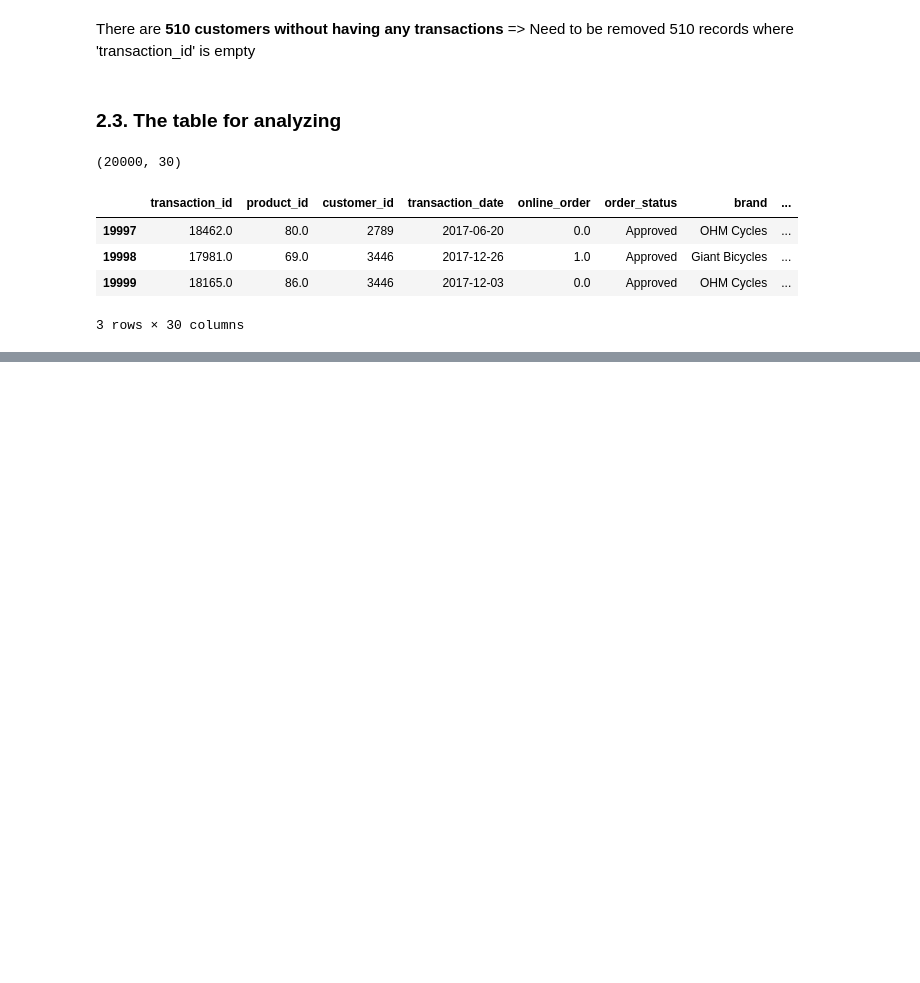
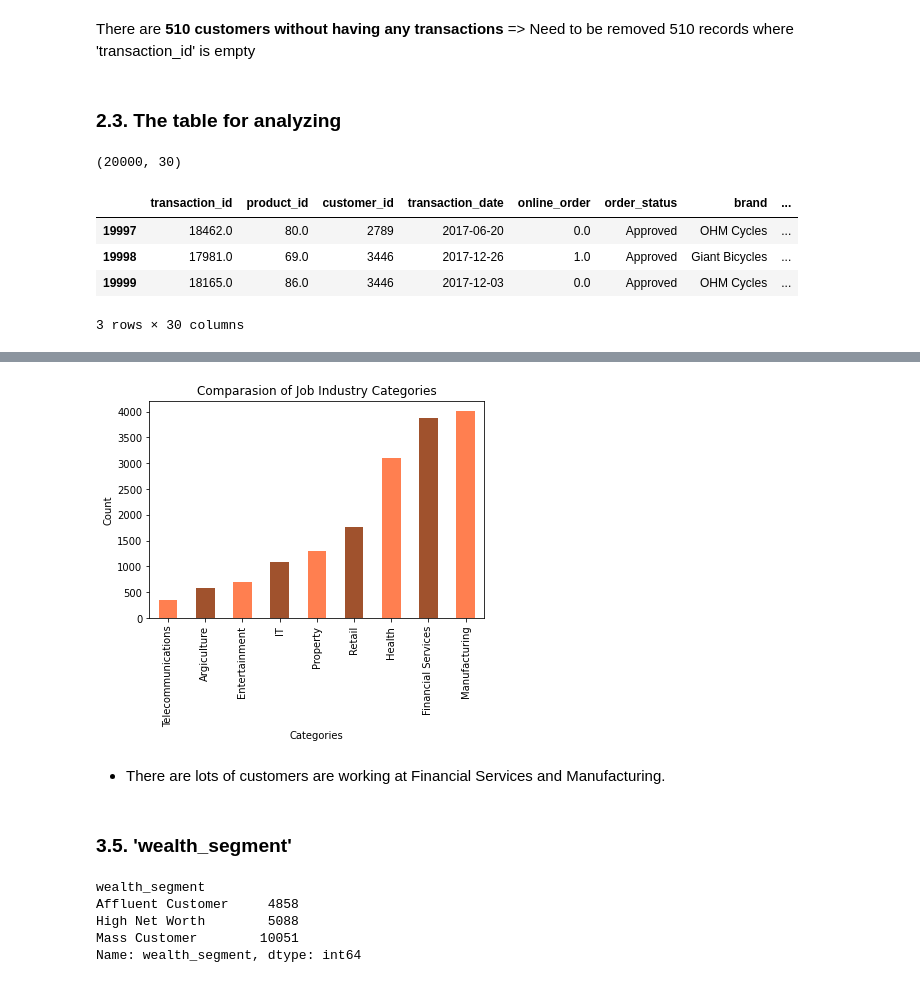
Before and after one commit to vynguyen293/KPMG-Data-Analytics, a Jupyter notebook: KPMG-Data-Analytics-about-Sprocket-Central-Pty-Ltd..ipynb, the cells around one changed output, grey strips where cells are left out. Cells and saved outputs as stored; diff of their text form; code cells hidden in the pictures; blank space fills up the shorter version.

```diff
--- a/KPMG-Data-Analytics-about-Sprocket-Central-Pty-Ltd..ipynb
+++ b/KPMG-Data-Analytics-about-Sprocket-Central-Pty-Ltd..ipynb
@@ -347,0 +505,3 @@ The Table has 20000 rows and 30 columns.
+# %%
+df_all_jobcate = df_all.groupby(['job_industry_category']).job_industry_category.count().sort_values()
+df_all_jobcate
@@ -347,0 +520,20 @@ The Table has 20000 rows and 30 columns.
+# %%
+plt.figure(figsize=(6,4))
+df_all_jobcate.plot.bar(color=['coral', 'sienna'], title='Comparasion of Job Industry Categories')
+plt.xlabel('Categories')
+plt.ylabel('Count');
+# %% [output]
+[figure, added]
+# %% [markdown]
+- There are lots of customers are working at Financial Services and Manufacturing.
+# %% [markdown]
+### 3.5. 'wealth_segment'
+# %%
+df_all_wealthseg = df_all.groupby(['wealth_segment']).wealth_segment.count().sort_values()
+df_all_wealthseg
+# %% [output]
+wealth_segment
+Affluent Customer     4858
+High Net Worth        5088
+Mass Customer        10051
+Name: wealth_segment, dtype: int64
```
Also changed, not shown: parts of 40 cells of this notebook.
